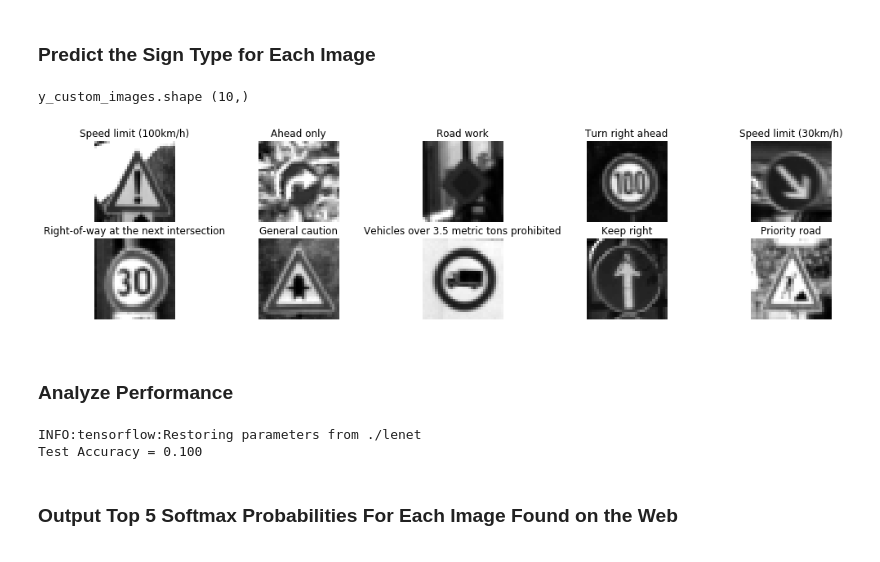
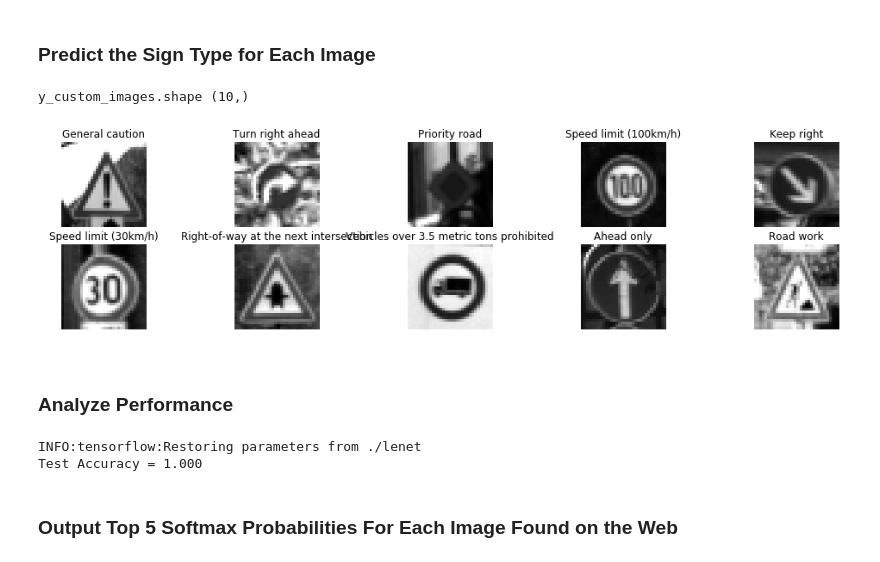
Before and after one commit to Leon-Cao/traffic-sign-classifier, a Jupyter notebook: Traffic_Sign_Classifier.ipynb, the cells around one changed output. Saved outputs shown, nothing was run; the diff lists cells and outputs as text; code cells hidden in the pictures.

Commit message:
Update the test image recognize process. The test accuracy increased from 0.1 to 1.0. Reason is glob lib random open image. Then the predict wrong. It means my code is not robust.

```diff
--- a/Traffic_Sign_Classifier.ipynb
+++ b/Traffic_Sign_Classifier.ipynb
@@ -789,29 +789,30 @@ X_customer_test_img.shape (10, 32, 32, 1)
 # %%
 ### Run the predictions here and use the model to output the prediction for each image.
 ### Make sure to pre-process the images with the same pre-processing pipeline used earlier.
 ### Feel free to use as many code cells as needed.
-y_custom_images = [7, 35, 25, 33, 1, 11, 18, 16, 38, 12]
+#y_custom_images = [7, 35, 25, 33, 1, 11, 18, 16, 38, 12]
+y_custom_images = [18, 33, 12, 7, 38, 1, 11, 16, 35, 25]
 y_custom_images = np.array(y_custom_images)
 print("y_custom_images.shape", y_custom_images.shape)
 
 labels  = []
 with open('signnames.csv', 'r') as f:
     reader = csv.reader(f)
     for label in reader:
         labels.append(label[1])
 labels = labels[1:]
 
 fig, axs = plt.subplots(2,5, figsize=(18, 4))
 fig.subplots_adjust(hspace = .2, wspace=.001)
 axs = axs.ravel()
 
 for i in range(n_test_images):
     axs[i].axis('off')
     axs[i].imshow(X_custom_normalized_images[i].squeeze(), cmap='gray')
     axs[i].set_title(labels[y_custom_images[i]],fontsize=12)
 # %% [output]
 y_custom_images.shape (10,)
-[figure, old version]
+[figure, new version]
 # %% [markdown]
 ### Analyze Performance
 # %%
@@ -824,7 +825,7 @@ with tf.Session() as sess:
     print("Test Accuracy = {:.3f}".format(test_accuracy))
 # %% [output]
 INFO:tensorflow:Restoring parameters from ./lenet
-Test Accuracy = 0.100
+Test Accuracy = 1.000
 # %% [markdown]
 ### Output Top 5 Softmax Probabilities For Each Image Found on the Web
 # %% [markdown]
```
Also changed, not shown: parts of 5 cells of this notebook, 4 other files.
